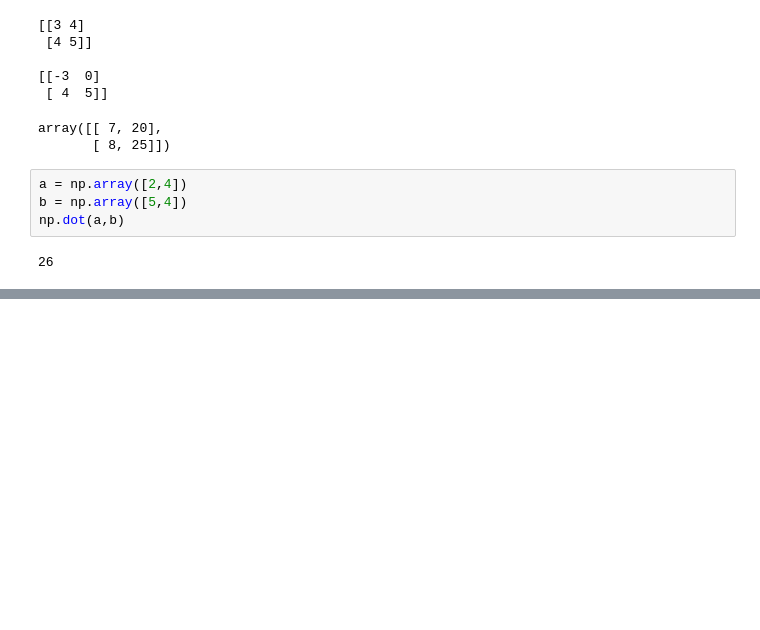
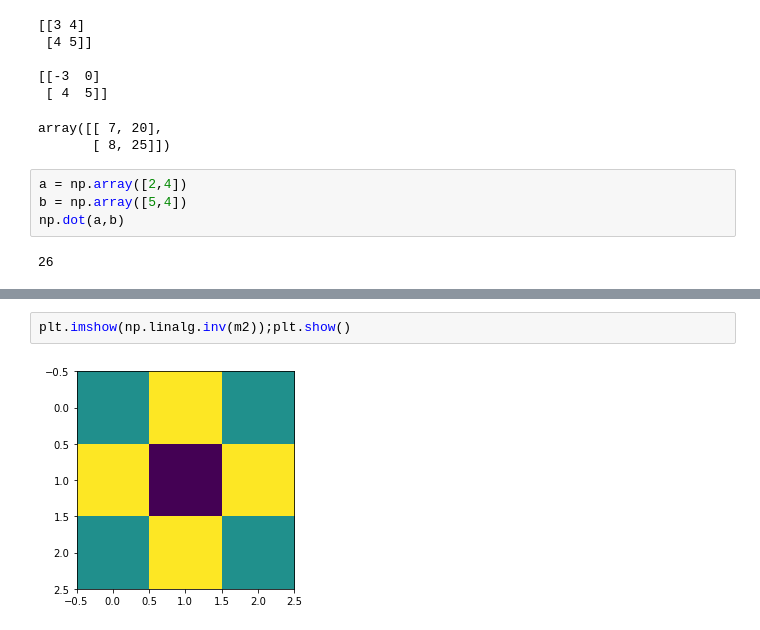
Before and after one commit to lkarjun/data-science-from-scratch, a Jupyter notebook: ChapterFour/LinearAlgebra.ipynb, the cells around one changed output, grey strips where cells are left out. Cells and saved outputs as stored; diff of their text form; blank space fills up the shorter version.

```diff
--- a/ChapterFour/LinearAlgebra.ipynb
+++ b/ChapterFour/LinearAlgebra.ipynb
@@ -298,0 +332,4 @@ np.dot(a,b)
+# %%
+plt.imshow(np.linalg.inv(m2));plt.show()
+# %% [output]
+[figure, added]
```
Also changed, not shown: parts of 15 cells of this notebook.
